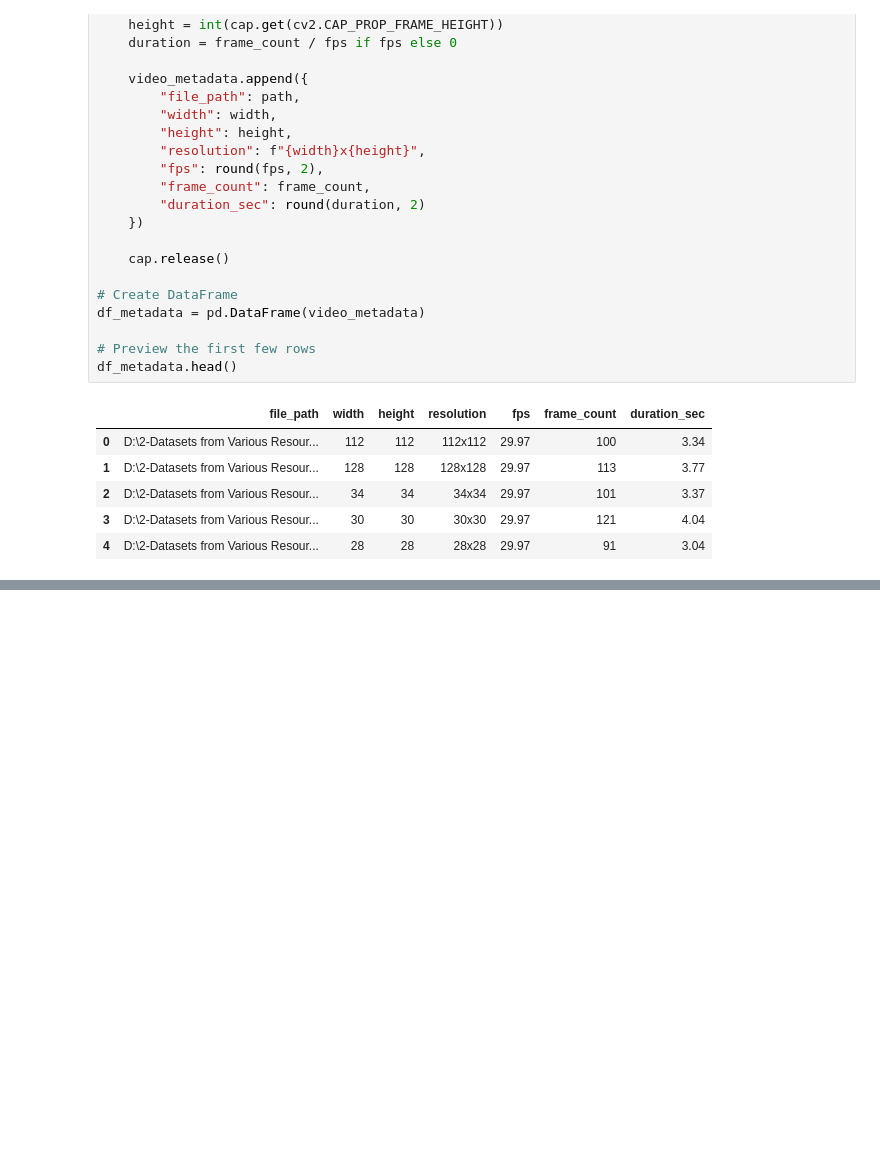
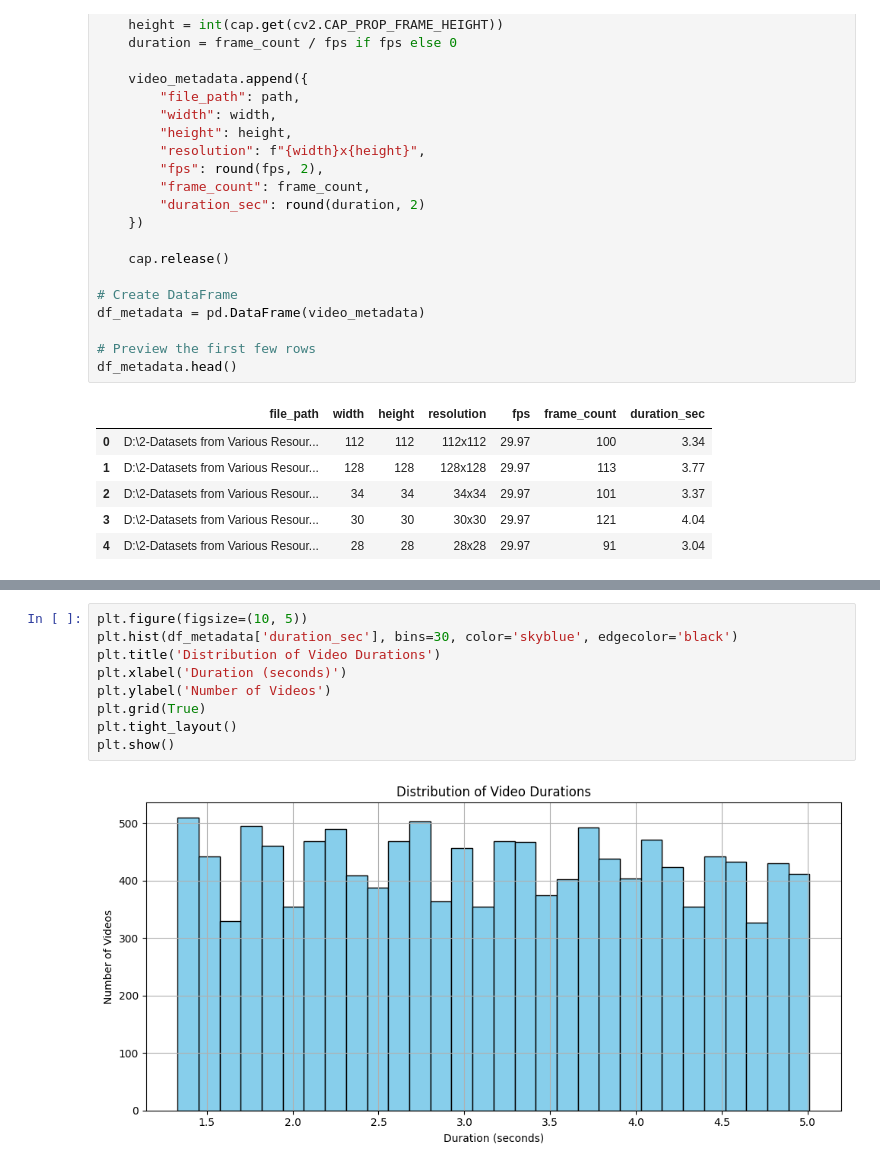
Before and after one commit to laithrasheed/Data-Science-Projects, a Jupyter notebook: Computer Vision with Tiny-VIRAT/Proposed Solution.ipynb, the cells around one changed output, grey strips where cells are left out. Saved outputs shown, nothing was run; the diff lists cells and outputs as text; blank space fills up the shorter version.

```diff
--- a/Computer Vision with Tiny-VIRAT/Proposed Solution.ipynb
+++ b/Computer Vision with Tiny-VIRAT/Proposed Solution.ipynb
@@ -207,0 +226,11 @@ df_metadata.head()
+# %%
+plt.figure(figsize=(10, 5))
+plt.hist(df_metadata['duration_sec'], bins=30, color='skyblue', edgecolor='black')
+plt.title('Distribution of Video Durations')
+plt.xlabel('Duration (seconds)')
+plt.ylabel('Number of Videos')
+plt.grid(True)
+plt.tight_layout()
+plt.show()
+# %% [output]
+[figure, added]
```
Also changed, not shown: parts of 4 cells of this notebook, 3 other files.
